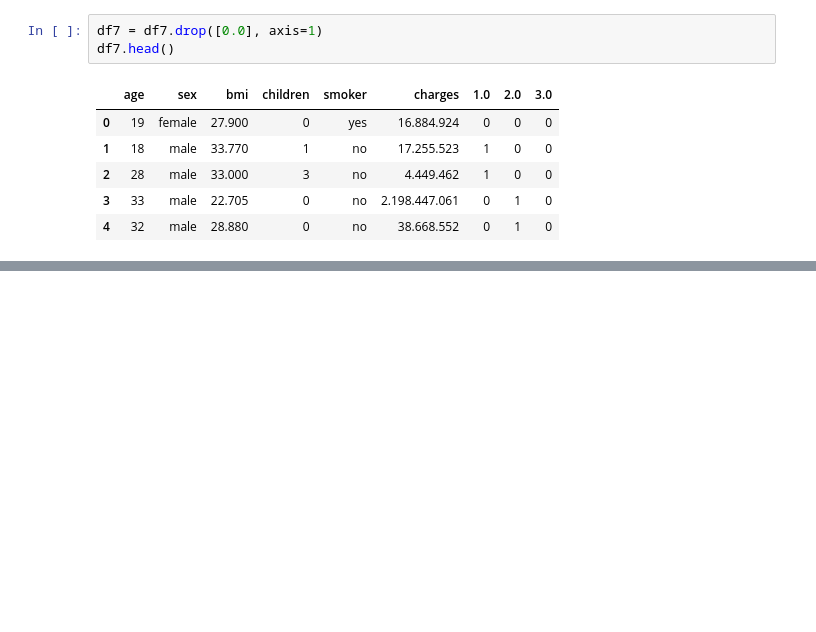
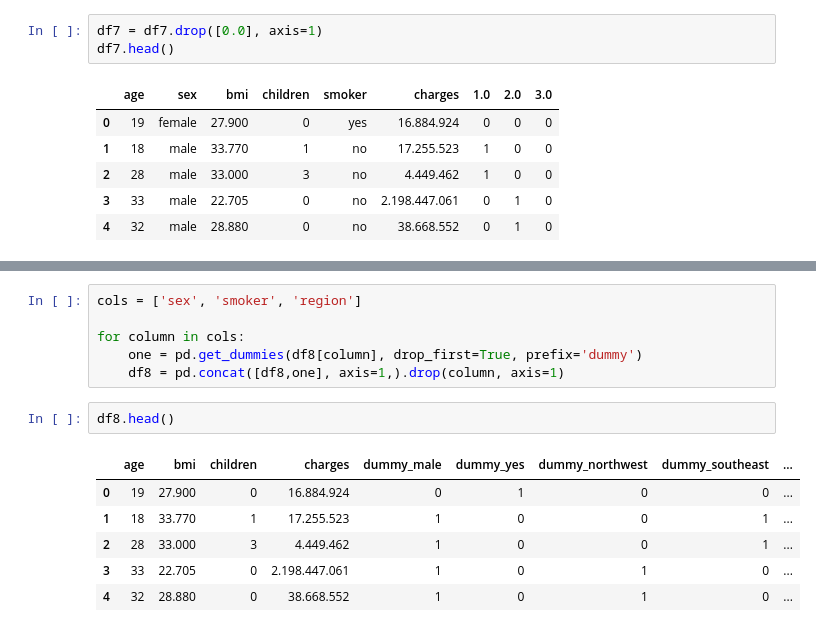
Before and after one commit to abuzar-chowdhury/Feature-Engineering, a Jupyter notebook: Encoding in Machine Learning.ipynb, the cells around one changed output, grey strips where cells are left out. Saved outputs shown, nothing was run; the diff lists cells and outputs as text; blank space fills up the shorter version.

```diff
--- a/Encoding in Machine Learning.ipynb
+++ b/Encoding in Machine Learning.ipynb
@@ -376,0 +388,15 @@ df7.head()
+# %%
+cols = ['sex', 'smoker', 'region']
+
+for column in cols:
+    one = pd.get_dummies(df8[column], drop_first=True, prefix='dummy')
+    df8 = pd.concat([df8,one], axis=1,).drop(column, axis=1)
+# %%
+df8.head()
+# %% [output]
+|  | age | bmi | children | charges | dummy_male | dummy_yes | dummy_northwest | dummy_southeast | ... |
+| 0 | 19 | 27.900 | 0 | 16.884.924 | 0 | 1 | 0 | 0 | ... |
+| 1 | 18 | 33.770 | 1 | 17.255.523 | 1 | 0 | 0 | 1 | ... |
+| 2 | 28 | 33.000 | 3 | 4.449.462 | 1 | 0 | 0 | 1 | ... |
+| 3 | 33 | 22.705 | 0 | 2.198.447.061 | 1 | 0 | 1 | 0 | ... |
+| 4 | 32 | 28.880 | 0 | 38.668.552 | 1 | 0 | 1 | 0 | ... |
```
Also changed, not shown: parts of 2 cells of this notebook.
